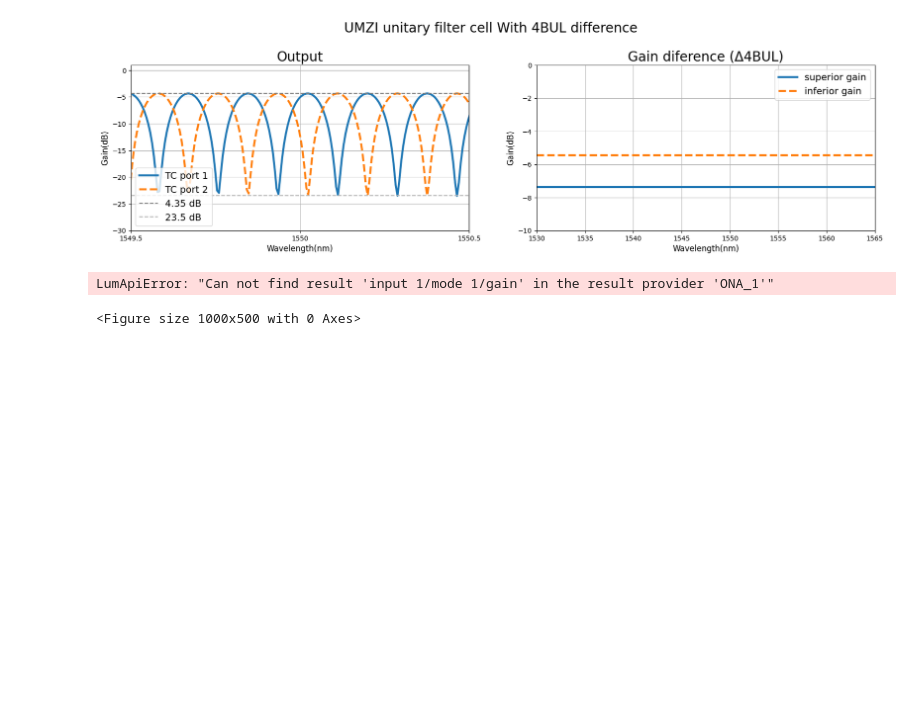
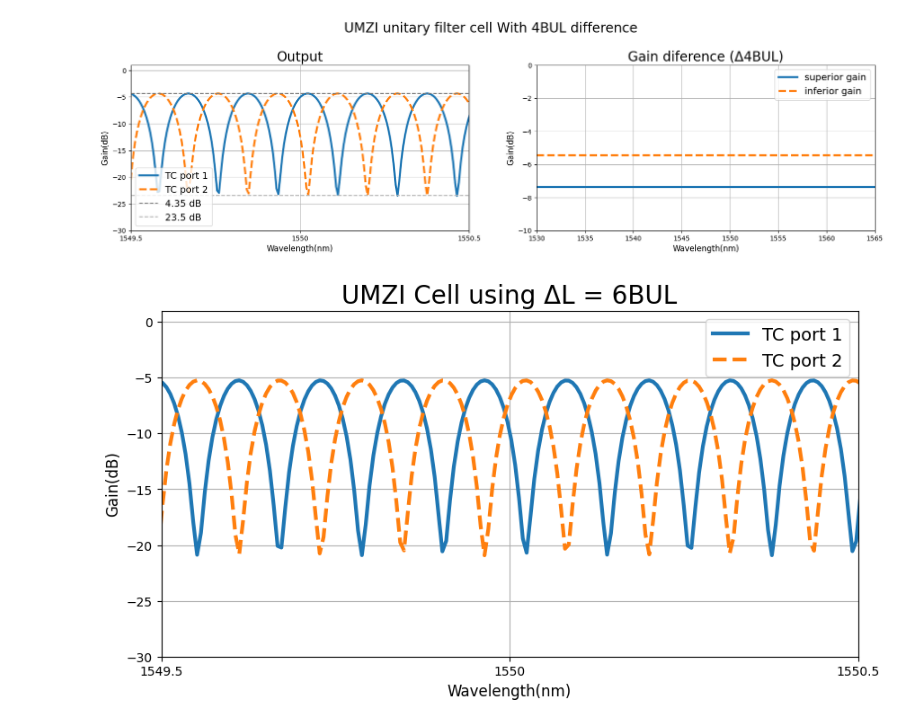
Before and after one commit to CaioRodrigues200/Programmable-Multifunctional-Circuit, a Jupyter notebook: Simulations/INTERCONNECT_Leo.ipynb, the cells around one changed output. Cells and saved outputs as stored; diff of their text form; code cells hidden in the pictures; blank space fills up the shorter version.

```diff
--- a/Simulations/INTERCONNECT_Leo.ipynb
+++ b/Simulations/INTERCONNECT_Leo.ipynb
@@ -696,27 +704,26 @@ inter.connect('ONA_1','input 2', 'TC_out', 'port 2');
 # %%
 inter.switchtolayout()
 inter.run()
 
 figure7 = plt.figure(figsize=[10,5]);
 
 gainTC_1 = inter.getresult('ONA_1','input 1/mode 1/gain')['TE gain (dB)']
 gainTC_2 = inter.getresult('ONA_1','input 2/mode 1/gain')['TE gain (dB)']
 
 λ = np.linspace(simulation_band[0]*1e9,simulation_band[-1]*1e9, points)
 
-plt.title('UMZI Cell using ΔL = 4BUL', fontsize = 20)
+plt.title('UMZI Cell using ΔL = 6BUL', fontsize = 20)
 plt.grid()
 plt.plot(λ, gainTC_1, label= 'TC port 1', linewidth = 3)
 plt.plot(λ, gainTC_2,'--', label = 'TC port 2', linewidth = 3)
 
 plt.legend(fontsize = 14)
 plt.xlim(1549.5,1550.5)
 plt.ylim(-30,1)
 plt.xticks([1549.5, 1550, 1550.5], ['1549.5', '1550', '1550.5'])
 plt.ylabel('Gain(dB)', fontsize=12)
 plt.xlabel('Wavelength(nm)', fontsize=12)
 
 figure7.savefig('../Media/UMZI Results/UMZI6BUL.png',bbox_inches='tight')
 # %% [output]
-LumApiError: "Can not find result 'input 1/mode 1/gain' in the result provider 'ONA_1'"
-<Figure size 1000x500 with 0 Axes>
+[figure, added]
```
Also changed, not shown: parts of 2 cells of this notebook, 2 other files.
